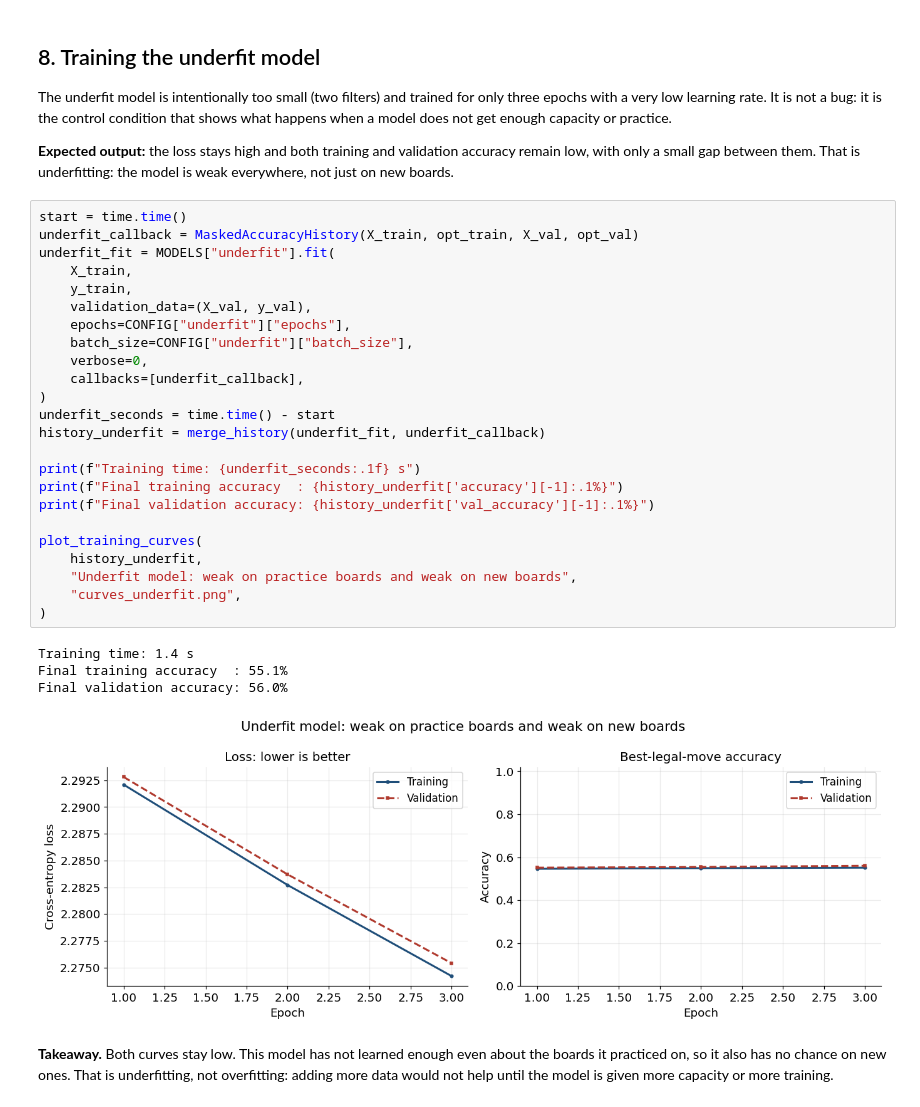
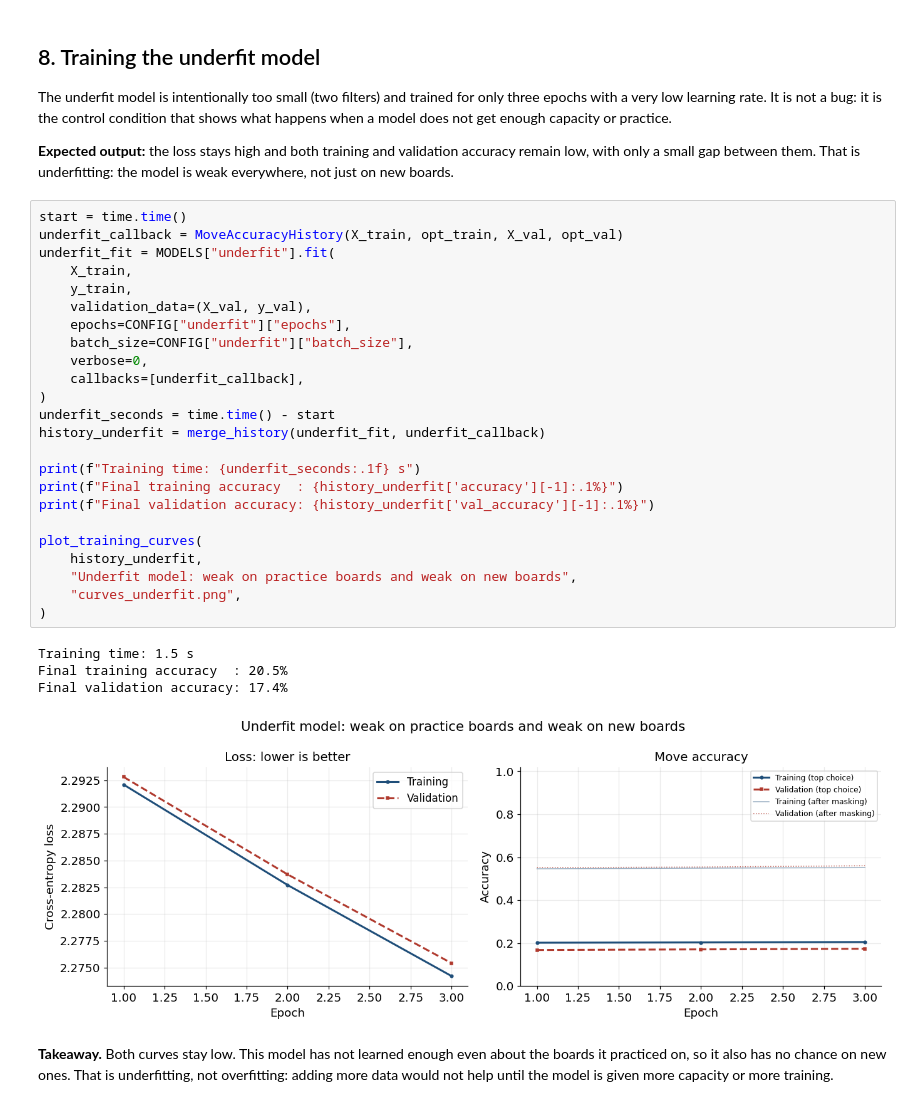
Before and after one commit to Srabon-bot/cnn-tictactoe-playground, a Jupyter notebook: tictactoe_cnn.ipynb, the cells around one changed output. Drawn from its saved outputs; the diff is of its cells as text.

```diff
--- a/tictactoe_cnn.ipynb
+++ b/tictactoe_cnn.ipynb
@@ -959,33 +996,33 @@ low, with only a small gap between them. That is underfitting: the model is weak
 not just on new boards.
 # %%
 start = time.time()
-underfit_callback = MaskedAccuracyHistory(X_train, opt_train, X_val, opt_val)
+underfit_callback = MoveAccuracyHistory(X_train, opt_train, X_val, opt_val)
 underfit_fit = MODELS["underfit"].fit(
     X_train,
     y_train,
     validation_data=(X_val, y_val),
     epochs=CONFIG["underfit"]["epochs"],
     batch_size=CONFIG["underfit"]["batch_size"],
     verbose=0,
     callbacks=[underfit_callback],
 )
 underfit_seconds = time.time() - start
 history_underfit = merge_history(underfit_fit, underfit_callback)
 
 print(f"Training time: {underfit_seconds:.1f} s")
 print(f"Final training accuracy  : {history_underfit['accuracy'][-1]:.1%}")
 print(f"Final validation accuracy: {history_underfit['val_accuracy'][-1]:.1%}")
 
 plot_training_curves(
     history_underfit,
     "Underfit model: weak on practice boards and weak on new boards",
     "curves_underfit.png",
 )
 # %% [output]
-Training time: 1.4 s
-Final training accuracy  : 55.1%
-Final validation accuracy: 56.0%
+Training time: 1.5 s
+Final training accuracy  : 20.5%
+Final validation accuracy: 17.4%
-[figure, old version]
+[figure, new version]
 # %% [markdown]
 **Takeaway.** Both curves stay low. This model has not learned enough even about the
 boards it practiced on, so it also has no chance on new ones. That is underfitting, not
```
Also changed, not shown: parts of 25 cells of this notebook, 21 other files.
